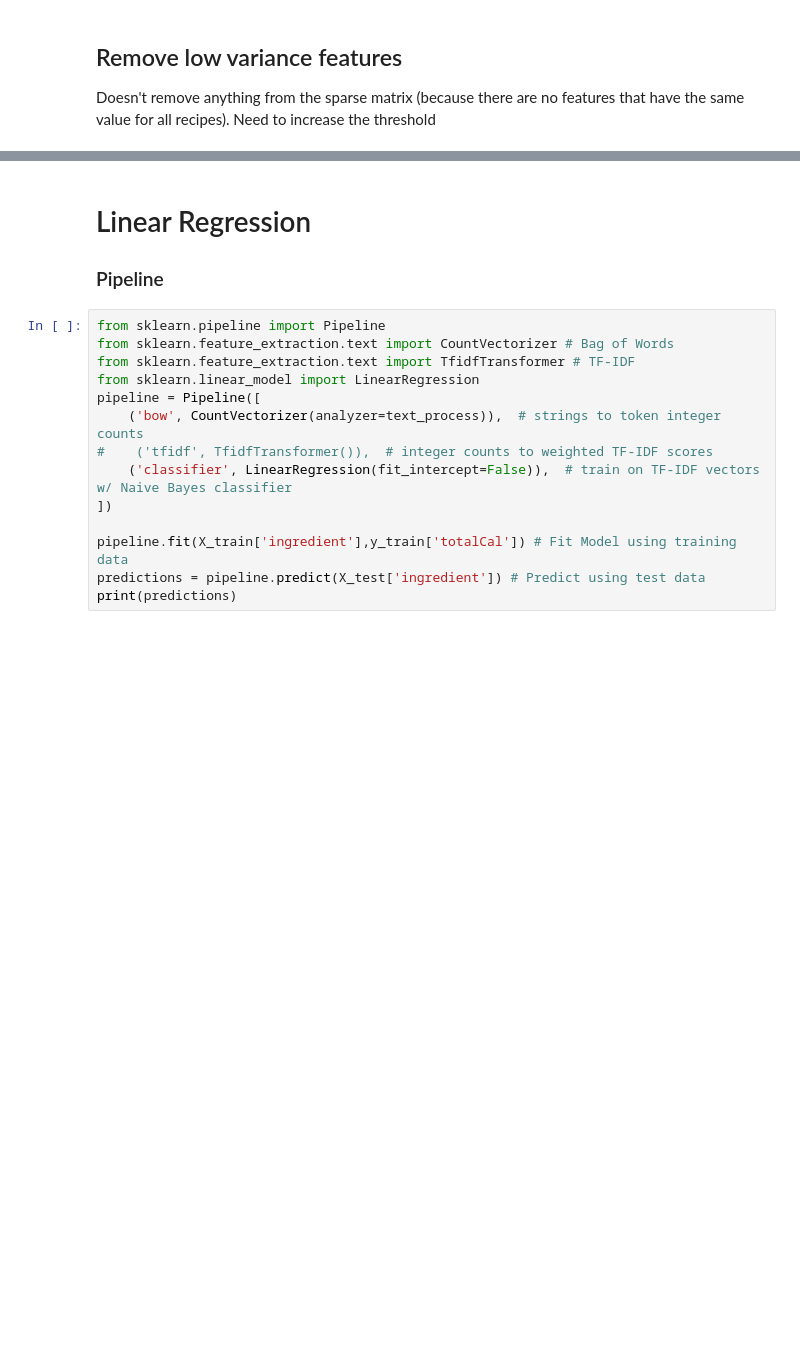
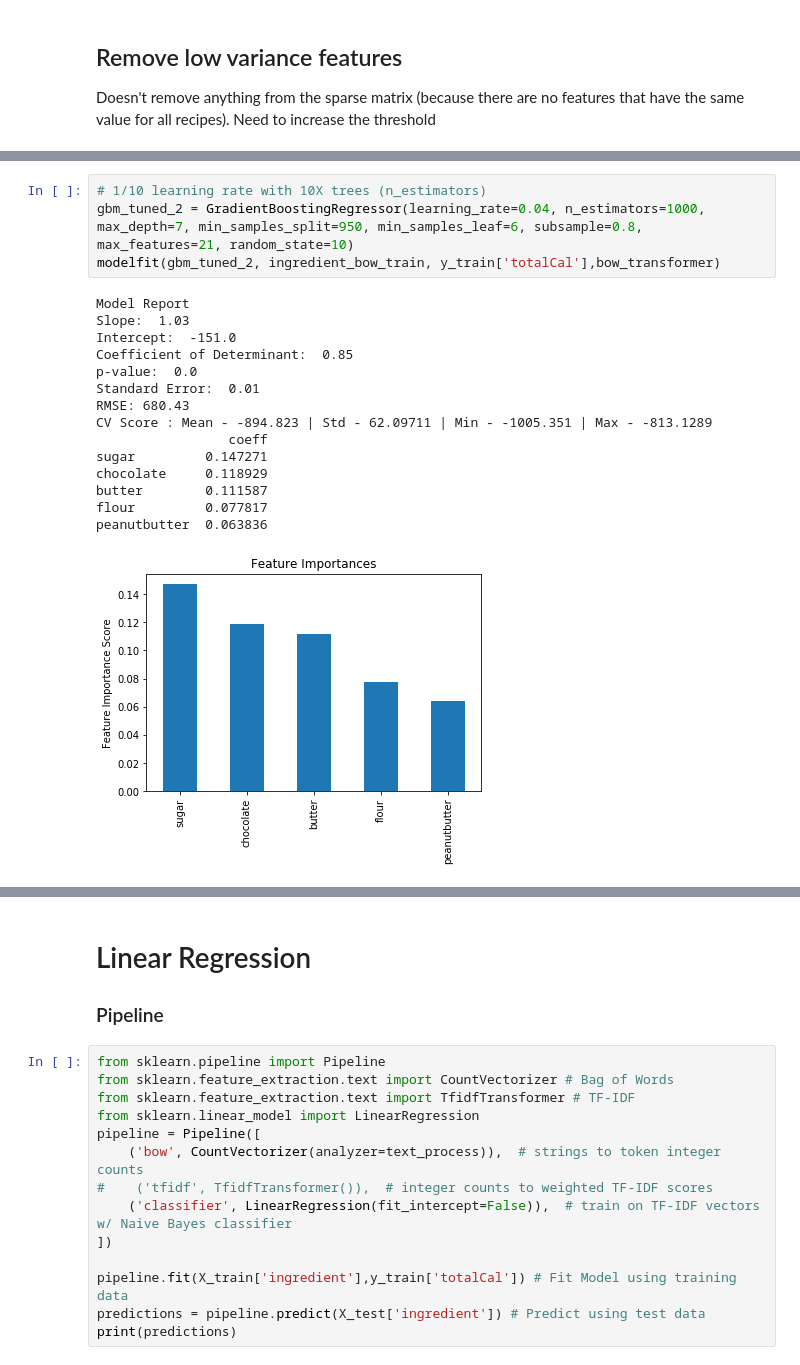
Before and after one commit to jinny-sun/cookie-cutter, a Jupyter notebook: CookieCutter.ipynb, the cells around one changed output, grey strips where cells are left out. Saved outputs shown, nothing was run; the diff lists cells and outputs as text; blank space fills up the shorter version.

```diff
--- a/CookieCutter.ipynb
+++ b/CookieCutter.ipynb
@@ -474,0 +796,20 @@ selector.fit_transform(ingredient_bow_train)
+# %%
+# 1/10 learning rate with 10X trees (n_estimators)
+gbm_tuned_2 = GradientBoostingRegressor(learning_rate=0.04, n_estimators=1000, max_depth=7, min_samples_split=950, min_samples_leaf=6, subsample=0.8, max_features=21, random_state=10)
+modelfit(gbm_tuned_2, ingredient_bow_train, y_train['totalCal'],bow_transformer)
+# %% [output]
+Model Report
+Slope:  1.03
+Intercept:  -151.0
+Coefficient of Determinant:  0.85
+p-value:  0.0
+Standard Error:  0.01
+RMSE: 680.43
+CV Score : Mean - -894.823 | Std - 62.09711 | Min - -1005.351 | Max - -813.1289
+                 coeff
+sugar         0.147271
+chocolate     0.118929
+butter        0.111587
+flour         0.077817
+peanutbutter  0.063836
+[figure, added]
```
Also changed, not shown: parts of 98 cells of this notebook.
